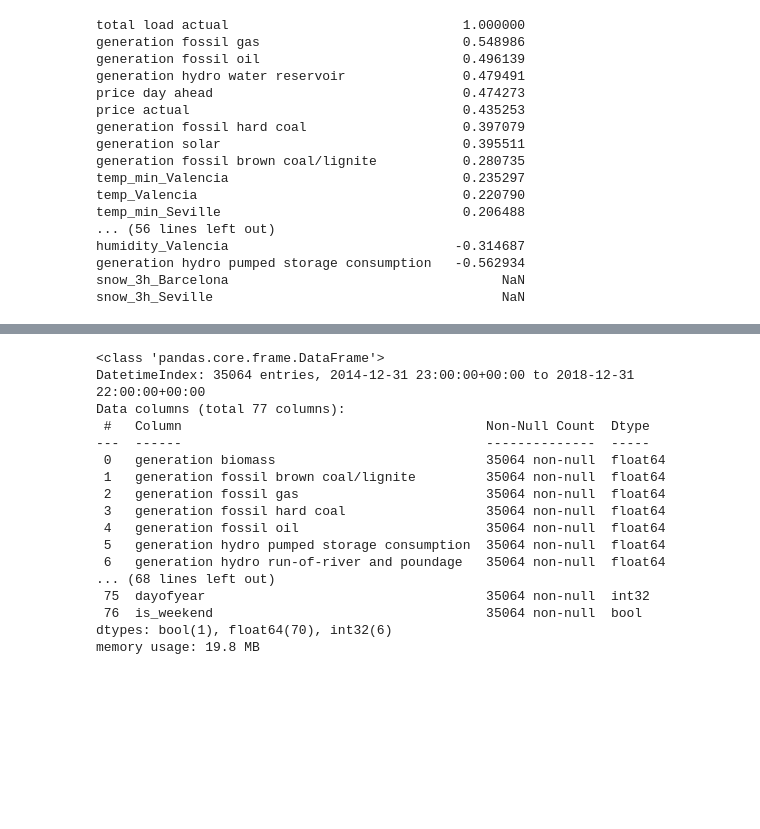
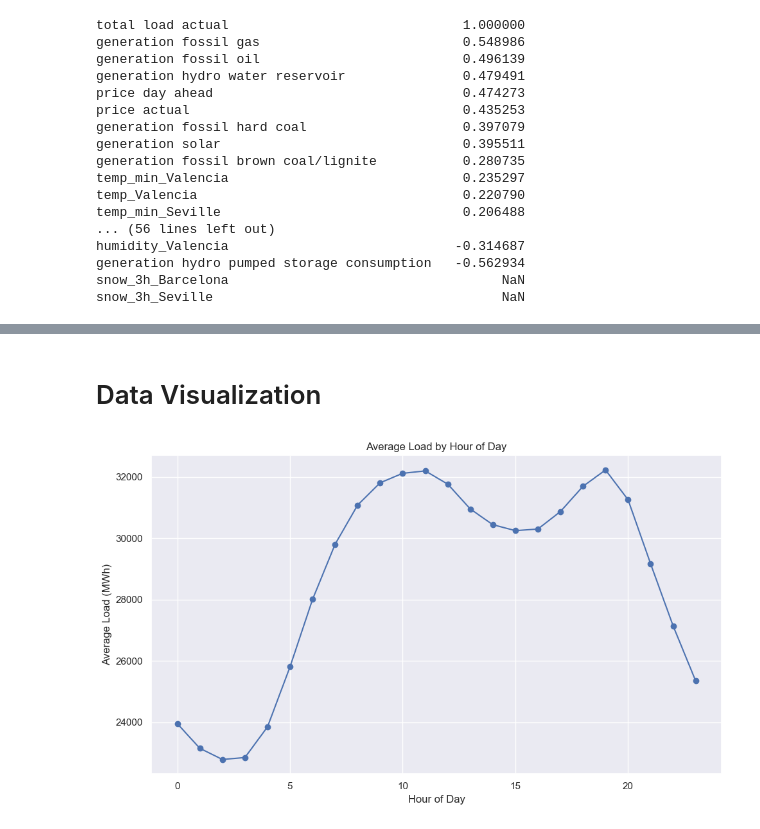
Before and after one commit to aaroncanillas/load-demand-forecasting, a Jupyter notebook: notebooks/feature_engineering.ipynb, the cells around one changed output, grey strips where cells are left out. Saved outputs shown, nothing was run; the diff lists cells and outputs as text; code cells hidden in the pictures; blank space fills up the shorter version.

```diff
--- a/notebooks/feature_engineering.ipynb
+++ b/notebooks/feature_engineering.ipynb
@@ -101,20 +83,13 @@ Text(0.5, 1.0, 'Total Load Actual by Month')
-# %%
-df_final.info()
-# %% [output]
-<class 'pandas.core.frame.DataFrame'>
-DatetimeIndex: 35064 entries, 2014-12-31 23:00:00+00:00 to 2018-12-31 22:00:00+00:00
-Data columns (total 77 columns):
- #   Column                                       Non-Null Count  Dtype
----  ------                                       --------------  -----
- 0   generation biomass                           35064 non-null  float64
- 1   generation fossil brown coal/lignite         35064 non-null  float64
- 2   generation fossil gas                        35064 non-null  float64
- 3   generation fossil hard coal                  35064 non-null  float64
- 4   generation fossil oil                        35064 non-null  float64
- 5   generation hydro pumped storage consumption  35064 non-null  float64
- 6   generation hydro run-of-river and poundage   35064 non-null  float64
-... (68 lines left out)
- 75  dayofyear                                    35064 non-null  int32
- 76  is_weekend                                   35064 non-null  bool
-dtypes: bool(1), float64(70), int32(6)
-memory usage: 19.8 MB
+# %% [markdown]
+# Data Visualization
+# %%
+# Group by hour and calculate the average load
+hourly_avg = df_final.groupby(df_final.index.hour)['total load actual'].mean()
+hourly_avg.plot(kind='line', marker='o', figsize=(10, 6), title='Average Load by Hour of Day')
+plt.xlabel('Hour of Day')
+plt.ylabel('Average Load (MWh)')
+plt.grid(True)
+plt.tight_layout()
+plt.show()
+# %% [output]
+[figure, added]
```
Also changed, not shown: parts of 9 cells of this notebook, 14 other files.
